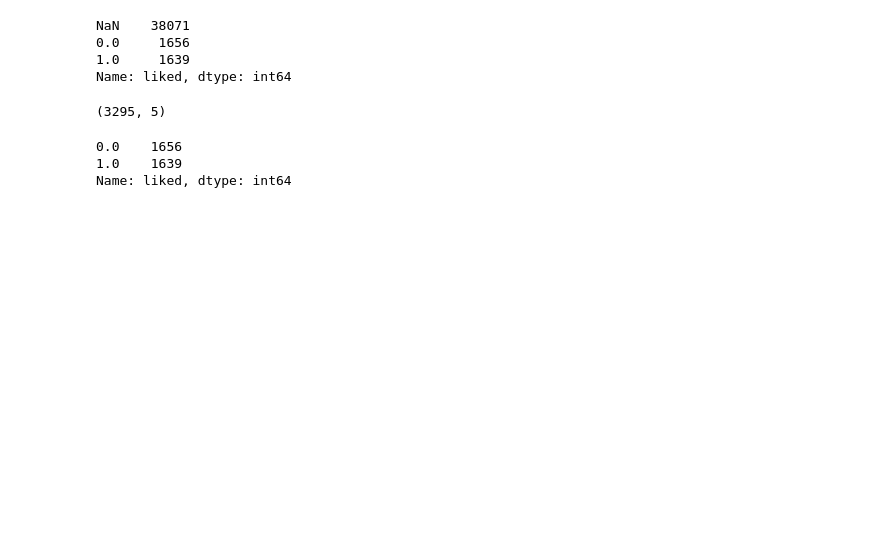
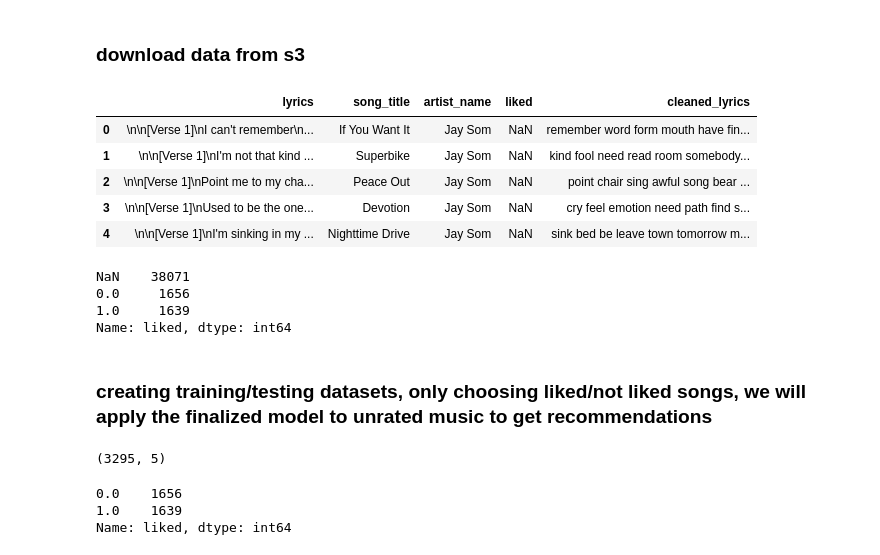
Before and after one commit to mikevad/personal_projects, a Jupyter notebook: music_rating_project/4_model_selection_local.ipynb, the cells around one changed output. Drawn from its saved outputs; the diff is of its cells as text; code cells hidden in the pictures; blank space fills up the shorter version.

```diff
--- a/music_rating_project/4_model_selection.ipynb
+++ b/music_rating_project/4_model_selection_local.ipynb
@@ -23,10 +24,21 @@ from sklearn.pipeline import Pipeline
 pd.set_option('display.max_rows', None)
 from IPython.core.interactiveshell import InteractiveShell
 InteractiveShell.ast_node_interactivity = "all"
+# %% [markdown]
+### download data from s3
 # %%
 s3_location = 's3://djk-ml-sagemaker/music_lyrics/'
 # %%
 final_df = pd.read_csv(f'{s3_location}cleaned_lemmatized_unstopped_df.csv')
+# %%
+final_df.head()
+# %% [output]
+|  | lyrics | song_title | artist_name | liked | cleaned_lyrics |
+| 0 | \n\n[Verse 1]\nI can't remember\n... | If You Want It | Jay Som | NaN | remember word form mouth have fin... |
+| 1 | \n\n[Verse 1]\nI'm not that kind ... | Superbike | Jay Som | NaN | kind fool need read room somebody... |
+| 2 | \n\n[Verse 1]\nPoint me to my cha... | Peace Out | Jay Som | NaN | point chair sing awful song bear ... |
+| 3 | \n\n[Verse 1]\nUsed to be the one... | Devotion | Jay Som | NaN | cry feel emotion need path find s... |
+| 4 | \n\n[Verse 1]\nI'm sinking in my ... | Nighttime Drive | Jay Som | NaN | sink bed be leave town tomorrow m... |
 # %%
 final_df.liked.value_counts(dropna = False)
 # %% [output]
@@ -36,6 +48,8 @@ NaN    38071
 Name: liked, dtype: int64
 # %%
 # final_df.profile_report()
+# %% [markdown]
+### creating training/testing datasets, only choosing liked/not liked songs, we will apply the finalized model to unrated music to get recommendations
 # %%
 non_null_df = final_df[final_df['liked'].notnull()].copy()
 # %%
```
Also changed, not shown: parts of 30 cells of this notebook, 2 other files.
